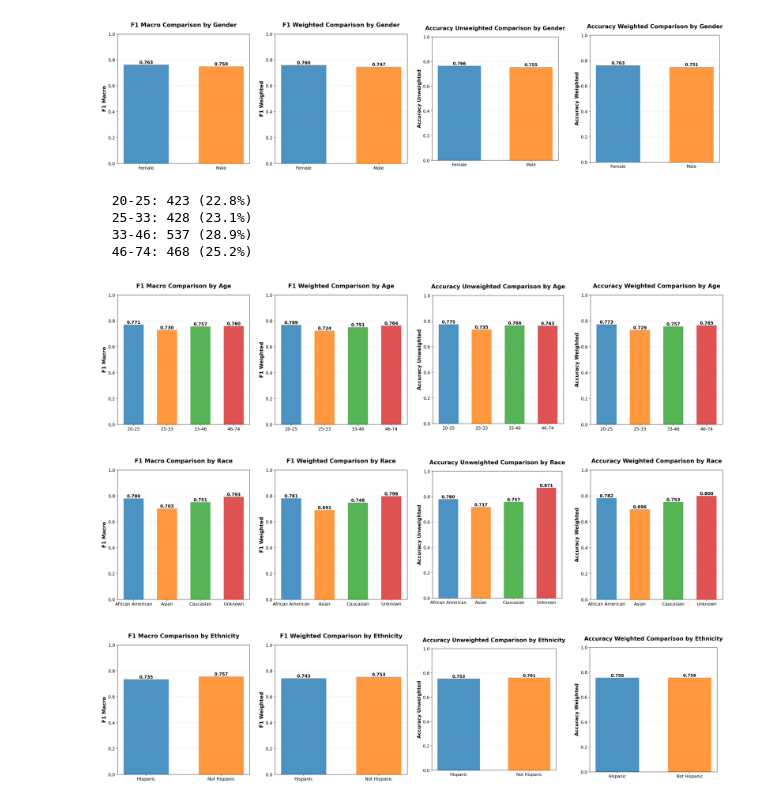
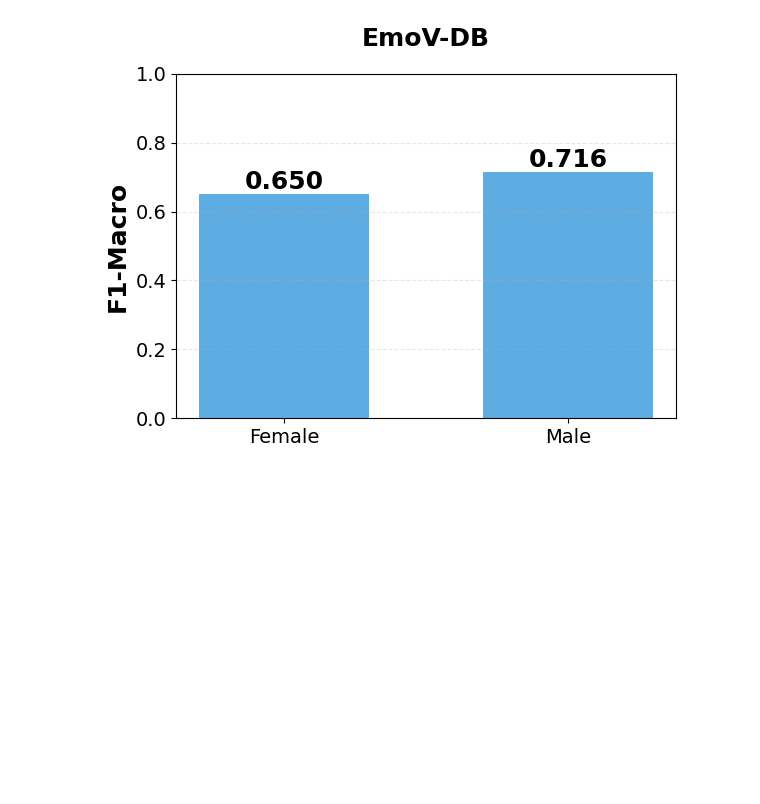
Before and after one commit to links-ads/FairALM-Emotion-Recognition, a Jupyter notebook: notebooks/plot-bar-topp-temp.ipynb, the cells around one changed output. Drawn from its saved outputs; the diff is of its cells as text; code cells hidden in the pictures; blank space fills up the shorter version.

Commit message:
Fix plots

```diff
--- a/notebooks/plot-bar-topp-temp.ipynb
+++ b/notebooks/plot-bar-topp-temp.ipynb
@@ -15,11 +15,17 @@ from mllm_emotion_classifier.utils import (
     plot_classwise_over_attribute_values,
 )
 from EmoBox.EmoBox import EmoDataset
+# %%
+dataset2name = {
+    "cremad": "CREMA-D",
+    "iemocap": "IEMOCAP",
+    "emovdb": "EmoV-DB",
+}
 # %%
-hparam = 'top_p' # or 'top_p'
+hparam = 'temperature' # or 'top_p'
 assert hparam in ['temperature', 'top_p'], "hparam must be either 'temperature' or 'top_p'"
 
-dataset = 'cremad'
+dataset = 'emovdb'
 fold = None # Set to an integer fold number if needed, else None to aggregate all folds
 sensitive_attr = 'gender' # gender, age, ethnicity, race
 model = 'qwen2-audio-instruct'
@@ -87,29 +83,26 @@ test[0]
 # %%
+fold = fold if fold is not None else 'all'
+os.makedirs(out_dir / 'figures', exist_ok=True)
+
 for key in test[0]:
     if key in ['key', 'audio', 'label', 'transcript', 'language']:
         continue
 
     attribute = key
+    outpath = out_dir / 'figures' / f'{dataset}_{attribute}_f1_macro_fairness_fold_{fold}.png'
     values = np.array([sample[key] for sample in test])
     attribute_values = list(set(values))
     if attribute in ['age']:
         attribute_values = set(quantile_binning(values, n_bins=4))
-    with FigureCollector() as collector:
-        plot_global_over_attribute_values(df, 0.0001, attribute=attribute, attribute_values=attribute_values, metric='f1_macro', model=model, dataset=dataset, fold=fold)
-        plot_global_over_attribute_values(df, 0.0001, attribute=attribute, attribute_values=attribute_values, metric='f1_weighted', model=model, dataset=dataset, fold=fold)
-        plot_global_over_attribute_values(df, 0.0001, attribute=attribute, attribute_values=attribute_values, metric='accuracy_unweighted', model=model, dataset=dataset, fold=fold)
-        plot_global_over_attribute_values(df, 0.0001, attribute=attribute, attribute_values=attribute_values, metric='accuracy_weighted', model=model, dataset=dataset, fold=fold)
+    # with FigureCollector() as collector:
+    plot_global_over_attribute_values(df, 0.0001, attribute=attribute, attribute_values=attribute_values, metric='f1_macro', temperature=hparam=='temperature', model=model, dataset=dataset2name[dataset], fold=fold, outpath=outpath)
+        # plot_global_over_attribute_values(df, 0.0001, attribute=attribute, attribute_values=attribute_values, metric='f1_weighted', model=model, dataset=dataset, fold=fold)
+        # plot_global_over_attribute_values(df, 0.0001, attribute=attribute, attribute_values=attribute_values, metric='accuracy_unweighted', model=model, dataset=dataset, fold=fold)
+        # plot_global_over_attribute_values(df, 0.0001, attribute=attribute, attribute_values=attribute_values, metric='accuracy_weighted', model=model, dataset=dataset, fold=fold)
 
-    collector.display_grid(nrows=1, ncols=4, figsize=(20, 18))
+    # collector.display_grid(nrows=1, ncols=4, figsize=(20, 18))
 # %% [output]
-[figure, old version]
+[figure, new version]
-  20-25: 423 (22.8%)
-  25-33: 428 (23.1%)
-  33-46: 537 (28.9%)
-  46-74: 468 (25.2%)
-[figure, removed]
-[figure, removed]
-[figure, removed]
 # %%
 for key in test[0]:
     if key in ['key', 'audio', 'label', 'transcript', 'language']:
```
Also changed, not shown: parts of 4 cells of this notebook, 3 other files.
